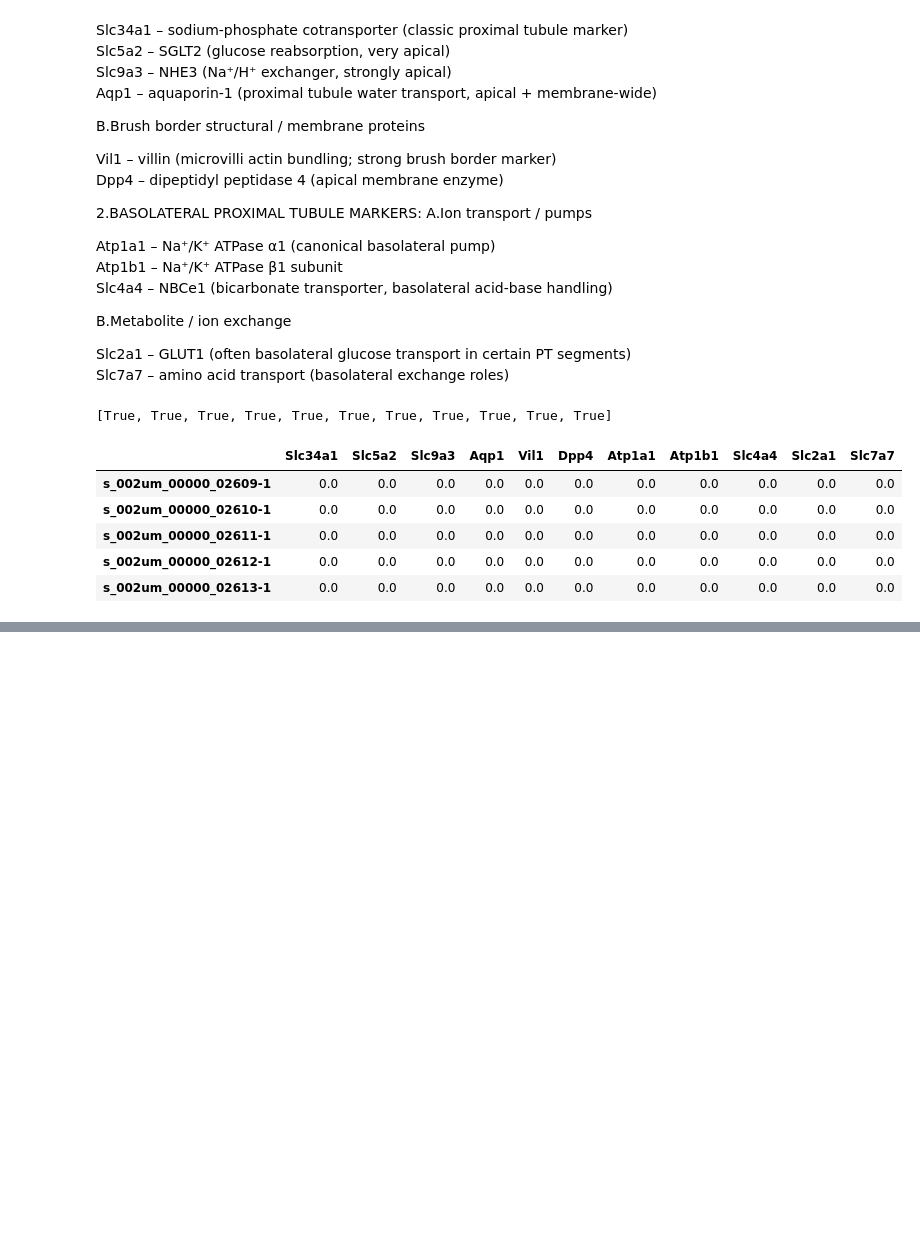
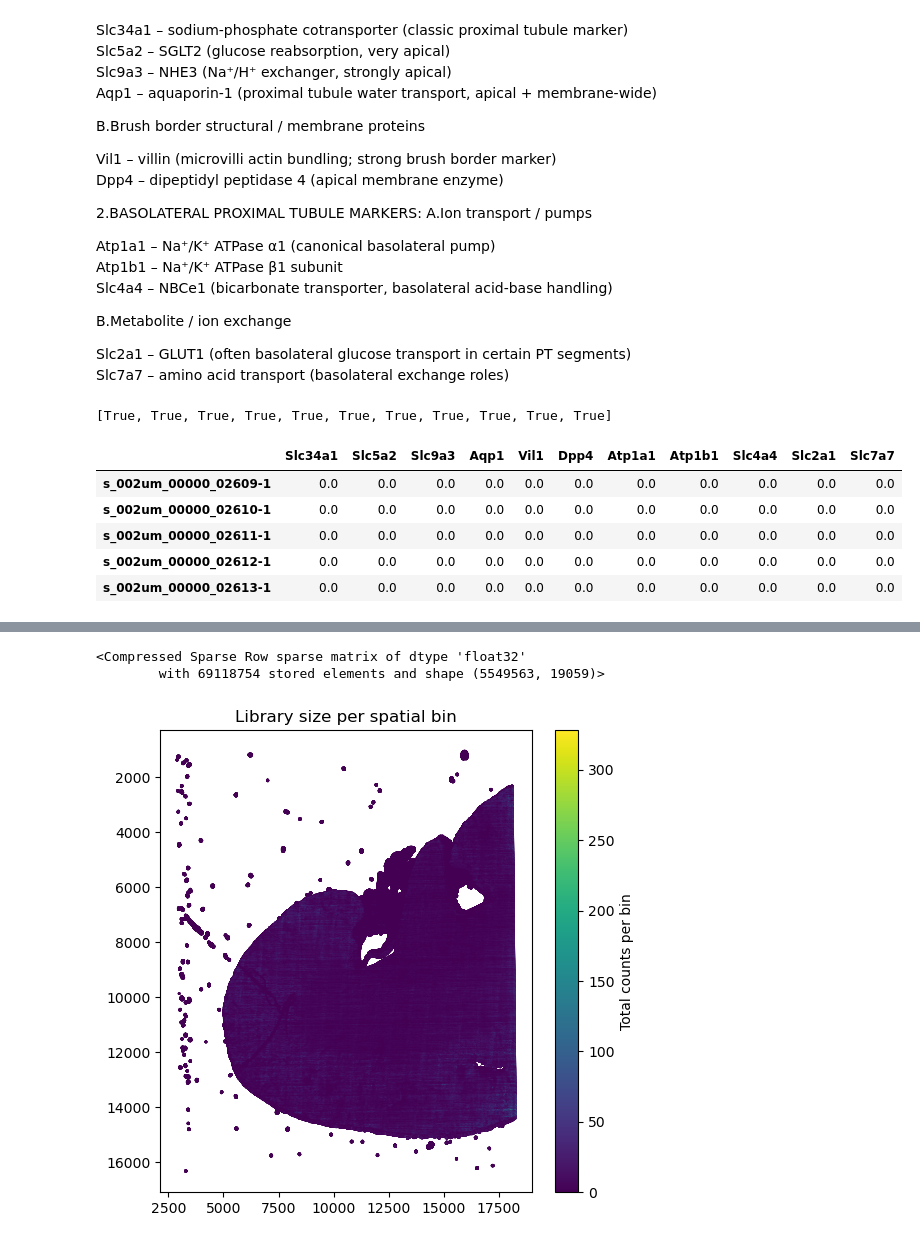
Before and after one commit to ssingh95jhu/Correlation_Kidney_Structure_Molecular_Presentation, a Jupyter notebook: Load_AnnData.ipynb, the cells around one changed output, grey strips where cells are left out. Saved outputs shown, nothing was run; the diff lists cells and outputs as text; code cells hidden in the pictures; blank space fills up the shorter version.

Commit message:
Ctrl1A2

```diff
--- a/Load_AnnData.ipynb
+++ b/Load_AnnData.ipynb
@@ -97,0 +119,21 @@ ctrl_poles.head()
+# %%
+ctrl1_data.X
+# %% [output]
+<Compressed Sparse Row sparse matrix of dtype 'float32'
+        with 69118754 stored elements and shape (5549563, 19059)>
+# %%
+import matplotlib.pyplot as plt
+
+coords = ctrl1_data.obsm["spatial"]
+
+plt.figure(figsize=(6,6))
+plt.scatter(coords[:,0], coords[:,1],
+            c=bin_counts,
+            s=1,
+            cmap="viridis")
+plt.colorbar(label="Total counts per bin")
+plt.gca().invert_yaxis()
+plt.title("Library size per spatial bin")
+plt.show()
+# %% [output]
+[figure, added]
```
Also changed, not shown: parts of 2 cells of this notebook.
